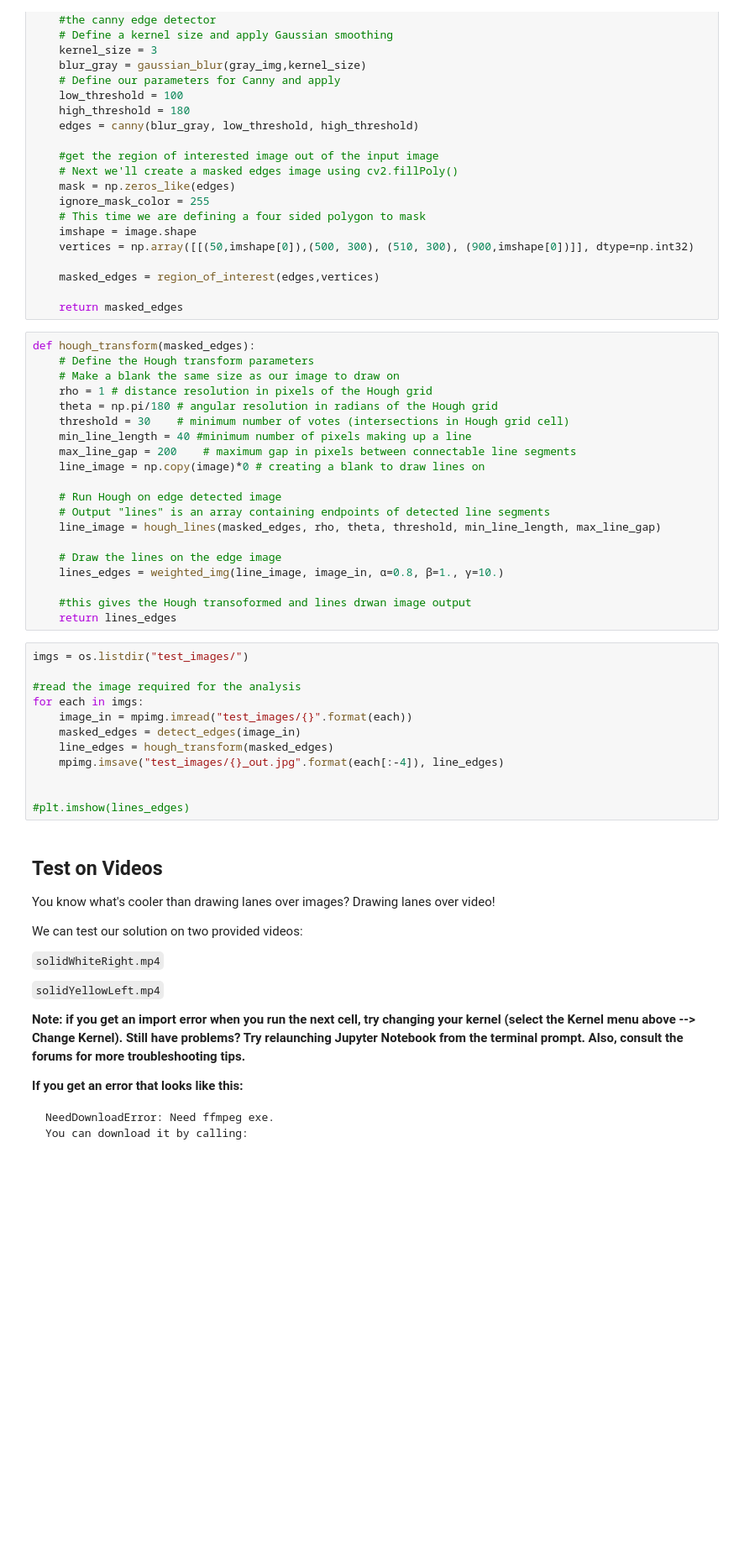
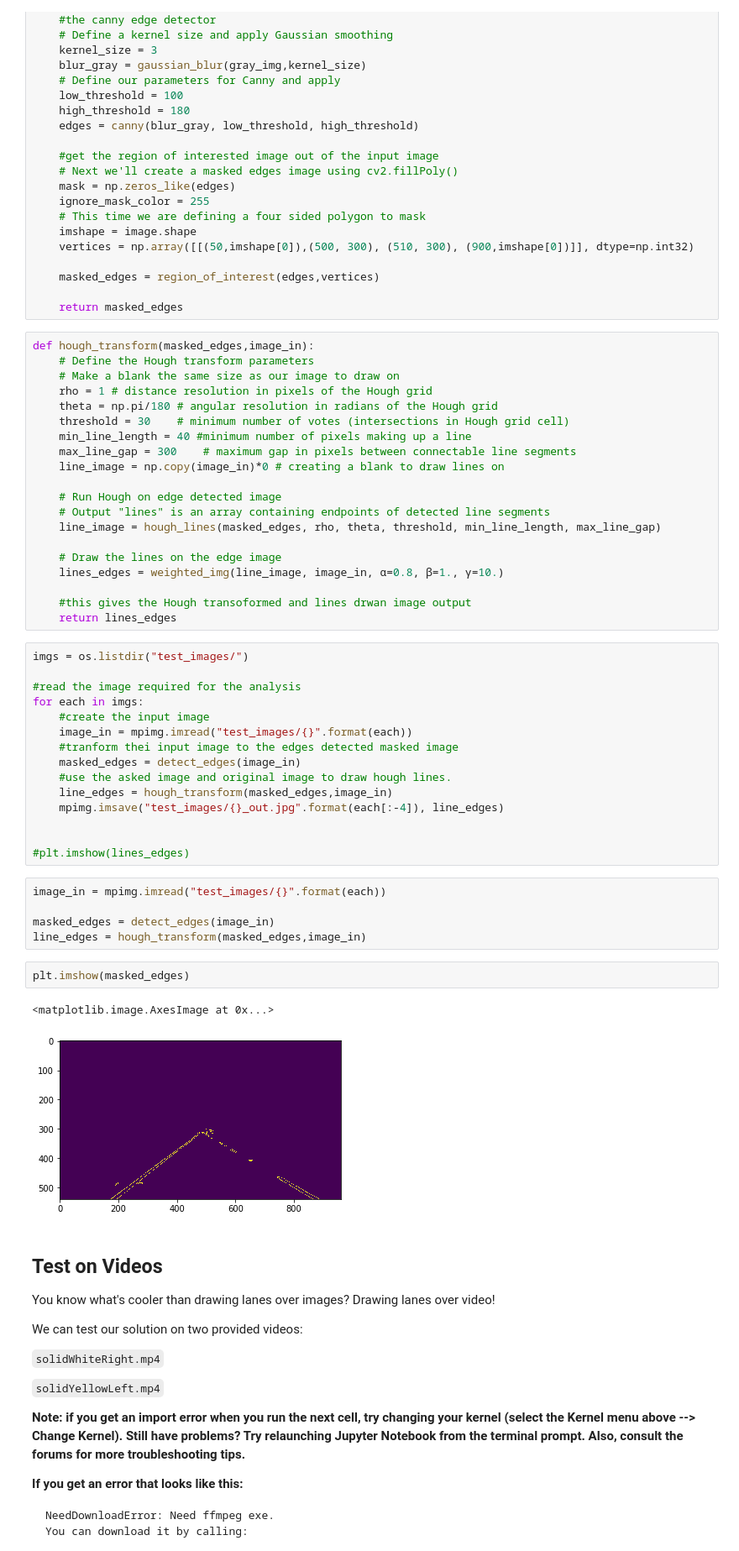
Before and after one commit to SitaramRyali/Self_Driving_Car-NanoDegree, a Jupyter notebook: Project-LaneLines_Finder/Basic_Detector/P1.ipynb, the cells around one changed output. Shown at 84% size. Cells and saved outputs as stored; diff of their text form; blank space fills up the shorter version.

Commit message:
Working_Copy_Update

```diff
--- a/Project-LaneLines_Finder/Basic_Detector/P1.ipynb
+++ b/Project-LaneLines_Finder/Basic_Detector/P1.ipynb
@@ -221,15 +221,15 @@ def detect_edges(image):
 
     return masked_edges
 # %%
-def hough_transform(masked_edges):
+def hough_transform(masked_edges,image_in):
     # Define the Hough transform parameters
     # Make a blank the same size as our image to draw on
     rho = 1 # distance resolution in pixels of the Hough grid
     theta = np.pi/180 # angular resolution in radians of the Hough grid
     threshold = 30    # minimum number of votes (intersections in Hough grid cell)
     min_line_length = 40 #minimum number of pixels making up a line
-    max_line_gap = 200    # maximum gap in pixels between connectable line segments
-    line_image = np.copy(image)*0 # creating a blank to draw lines on
+    max_line_gap = 300    # maximum gap in pixels between connectable line segments
+    line_image = np.copy(image_in)*0 # creating a blank to draw lines on
 
     # Run Hough on edge detected image
     # Output "lines" is an array containing endpoints of detected line segments
@@ -245,13 +245,26 @@ imgs = os.listdir("test_images/")
 
 #read the image required for the analysis
 for each in imgs:
+    #create the input image
     image_in = mpimg.imread("test_images/{}".format(each))
+    #tranform thei input image to the edges detected masked image
     masked_edges = detect_edges(image_in)
-    line_edges = hough_transform(masked_edges)
+    #use the asked image and original image to draw hough lines.
+    line_edges = hough_transform(masked_edges,image_in)
     mpimg.imsave("test_images/{}_out.jpg".format(each[:-4]), line_edges)
 
 
 #plt.imshow(lines_edges)
+# %%
+image_in = mpimg.imread("test_images/{}".format(each))
+
+masked_edges = detect_edges(image_in)
+line_edges = hough_transform(masked_edges,image_in)
+# %%
+plt.imshow(masked_edges)
+# %% [output]
+<matplotlib.image.AxesImage at 0x...>
+[figure, added]
 # %% [markdown]
 ## Test on Videos
 
```
Also changed, not shown: parts of 7 cells of this notebook.
